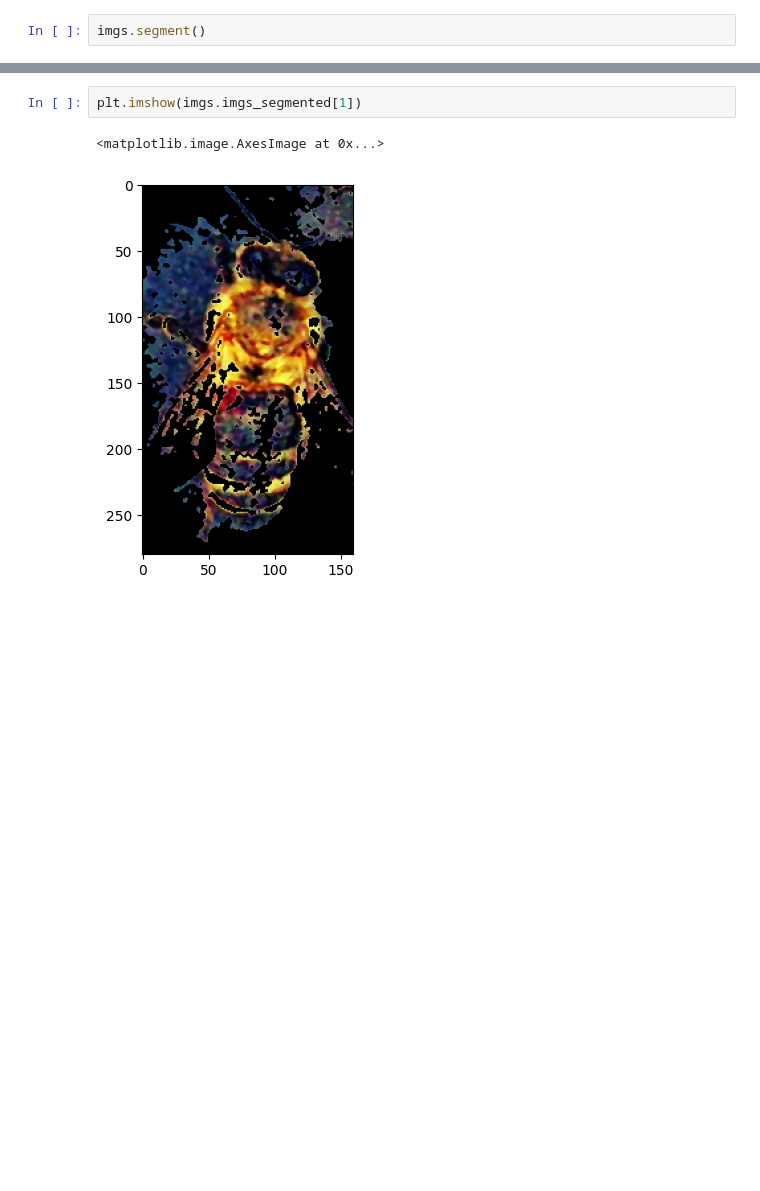
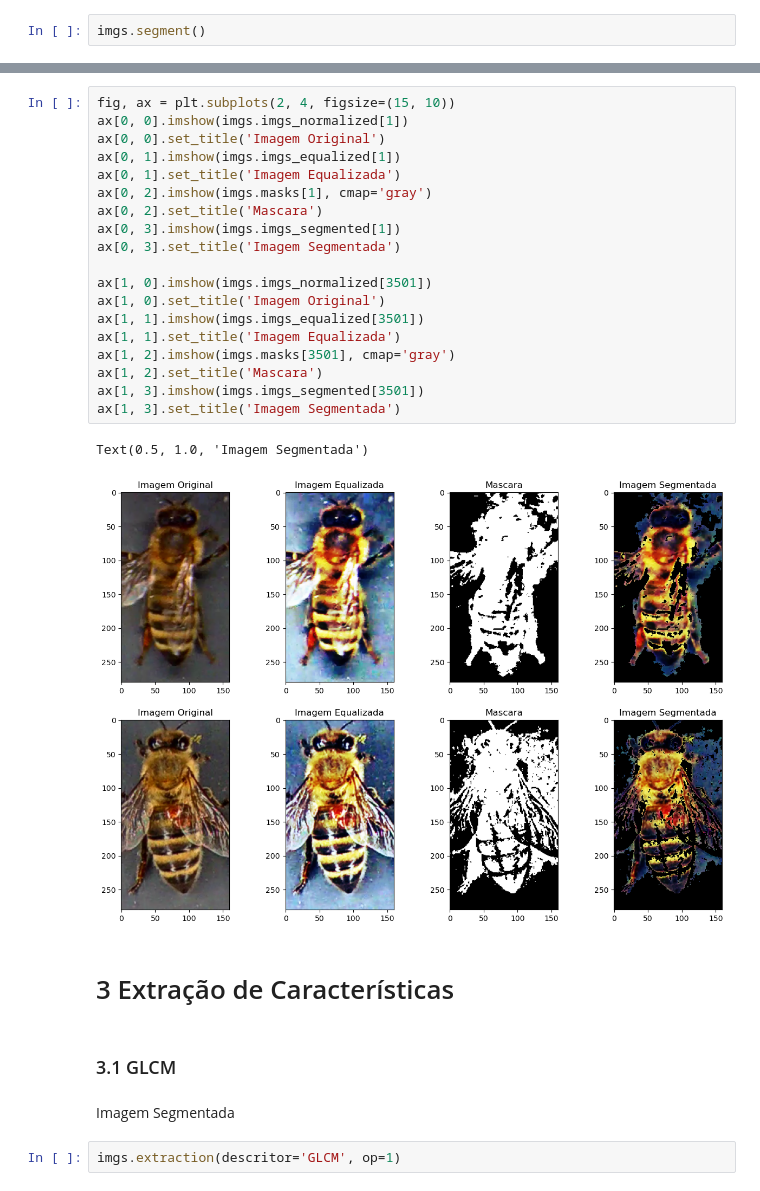
Before and after one commit to bianca-01/VarroaDetection, a Jupyter notebook: cross_validation/main.ipynb, the cells around one changed output, grey strips where cells are left out. Saved outputs shown, nothing was run; the diff lists cells and outputs as text; blank space fills up the shorter version.

```diff
--- a/cross_validation/main.ipynb
+++ b/cross_validation/main.ipynb
@@ -99,5 +140,30 @@ plt.imshow(imgs.masks[1], cmap='gray')
-# %%
-plt.imshow(imgs.imgs_segmented[1])
-# %% [output]
-<matplotlib.image.AxesImage at 0x...>
-[figure, removed]
+# %%
+fig, ax = plt.subplots(2, 4, figsize=(15, 10))
+ax[0, 0].imshow(imgs.imgs_normalized[1])
+ax[0, 0].set_title('Imagem Original')
+ax[0, 1].imshow(imgs.imgs_equalized[1])
+ax[0, 1].set_title('Imagem Equalizada')
+ax[0, 2].imshow(imgs.masks[1], cmap='gray')
+ax[0, 2].set_title('Mascara')
+ax[0, 3].imshow(imgs.imgs_segmented[1])
+ax[0, 3].set_title('Imagem Segmentada')
+
+ax[1, 0].imshow(imgs.imgs_normalized[3501])
+ax[1, 0].set_title('Imagem Original')
+ax[1, 1].imshow(imgs.imgs_equalized[3501])
+ax[1, 1].set_title('Imagem Equalizada')
+ax[1, 2].imshow(imgs.masks[3501], cmap='gray')
+ax[1, 2].set_title('Mascara')
+ax[1, 3].imshow(imgs.imgs_segmented[3501])
+ax[1, 3].set_title('Imagem Segmentada')
+# %% [output]
+Text(0.5, 1.0, 'Imagem Segmentada')
+[figure, added]
+# %% [markdown]
+# 3 Extração de Características
+# %% [markdown]
+### 3.1 GLCM
+# %% [markdown]
+Imagem Segmentada
+# %%
+imgs.extraction(descritor='GLCM', op=1)
```
Also changed, not shown: parts of 27 cells of this notebook.
